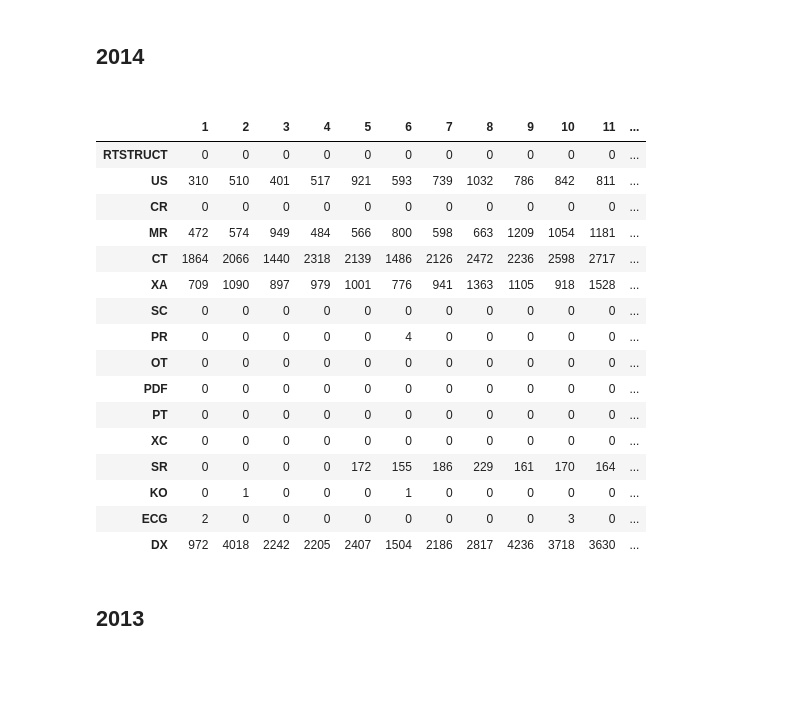
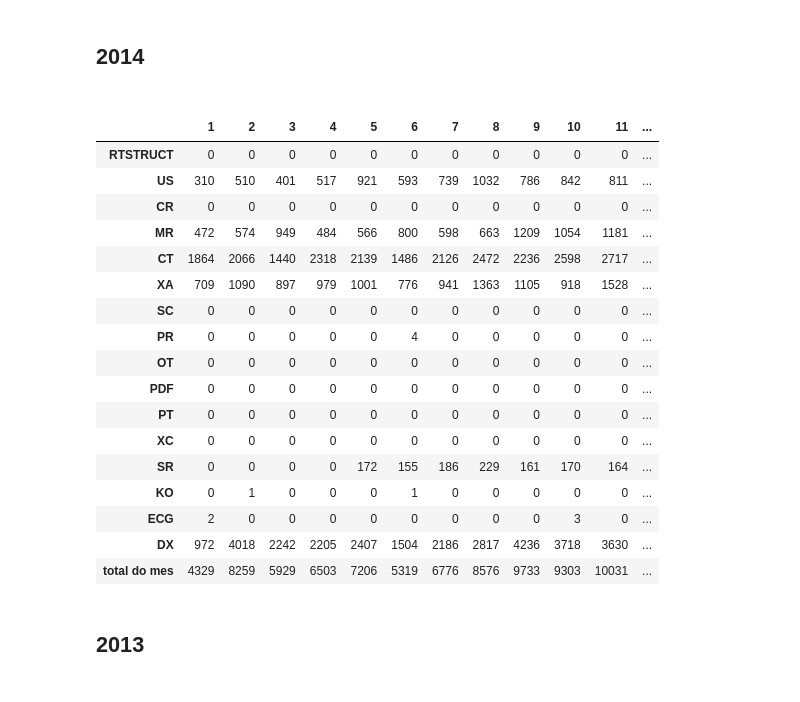
Before and after one commit to diego-lima/estudos, a Jupyter notebook: Bimed/Explorando o banco do PACS.ipynb, the cells around one changed output. Drawn from its saved outputs; the diff is of its cells as text; code cells hidden in the pictures.

```diff
--- a/Bimed/Explorando o banco do PACS.ipynb
+++ b/Bimed/Explorando o banco do PACS.ipynb
@@ -85,25 +124,42 @@ ano2015
 # %% [markdown]
 <h2>2014<h2>
-# %%
-ano2014 = pd.DataFrame(estudo[2014])
-ano2014
-# %% [output]
-|  | 1 | 2 | 3 | 4 | 5 | 6 | 7 | 8 | 9 | 10 | 11 | ... |
-| RTSTRUCT | 0 | 0 | 0 | 0 | 0 | 0 | 0 | 0 | 0 | 0 | 0 | ... |
-| US | 310 | 510 | 401 | 517 | 921 | 593 | 739 | 1032 | 786 | 842 | 811 | ... |
-| CR | 0 | 0 | 0 | 0 | 0 | 0 | 0 | 0 | 0 | 0 | 0 | ... |
-| MR | 472 | 574 | 949 | 484 | 566 | 800 | 598 | 663 | 1209 | 1054 | 1181 | ... |
-| CT | 1864 | 2066 | 1440 | 2318 | 2139 | 1486 | 2126 | 2472 | 2236 | 2598 | 2717 | ... |
-| XA | 709 | 1090 | 897 | 979 | 1001 | 776 | 941 | 1363 | 1105 | 918 | 1528 | ... |
-| SC | 0 | 0 | 0 | 0 | 0 | 0 | 0 | 0 | 0 | 0 | 0 | ... |
-| PR | 0 | 0 | 0 | 0 | 0 | 4 | 0 | 0 | 0 | 0 | 0 | ... |
-| OT | 0 | 0 | 0 | 0 | 0 | 0 | 0 | 0 | 0 | 0 | 0 | ... |
-| PDF | 0 | 0 | 0 | 0 | 0 | 0 | 0 | 0 | 0 | 0 | 0 | ... |
-| PT | 0 | 0 | 0 | 0 | 0 | 0 | 0 | 0 | 0 | 0 | 0 | ... |
-| XC | 0 | 0 | 0 | 0 | 0 | 0 | 0 | 0 | 0 | 0 | 0 | ... |
-| SR | 0 | 0 | 0 | 0 | 172 | 155 | 186 | 229 | 161 | 170 | 164 | ... |
-| KO | 0 | 1 | 0 | 0 | 0 | 1 | 0 | 0 | 0 | 0 | 0 | ... |
-| ECG | 2 | 0 | 0 | 0 | 0 | 0 | 0 | 0 | 0 | 3 | 0 | ... |
-| DX | 972 | 4018 | 2242 | 2205 | 2407 | 1504 | 2186 | 2817 | 4236 | 3718 | 3630 | ... |
+# %%
+ano2014 = pd.DataFrame(estudo[2014])
+totais2014 = [0] * len(modalidades)
+totais2014_mensais = [0] * 12
+for mes in ano2014:
+    for i in range(len(modalidades)):
+        totais2014[i] += ano2014[mes][i]
+        totais2014_mensais[mes - 1] += ano2014[mes][i]
+
+totais2014_mensais.append(reduce(lambda x,y: x+y, totais2014_mensais))
+
+ano2014['total do ano'] = totais2014
+
+totais_colunas = pd.Series(totais2014_mensais, index=ano2014.columns)
+totais_colunas.name = "total do mes"
+
+ano2014 = ano2014.append(totais_colunas)
+
+ano2014
+# %% [output]
+|  | 1 | 2 | 3 | 4 | 5 | 6 | 7 | 8 | 9 | 10 | 11 | ... |
+| RTSTRUCT | 0 | 0 | 0 | 0 | 0 | 0 | 0 | 0 | 0 | 0 | 0 | ... |
+| US | 310 | 510 | 401 | 517 | 921 | 593 | 739 | 1032 | 786 | 842 | 811 | ... |
+| CR | 0 | 0 | 0 | 0 | 0 | 0 | 0 | 0 | 0 | 0 | 0 | ... |
+| MR | 472 | 574 | 949 | 484 | 566 | 800 | 598 | 663 | 1209 | 1054 | 1181 | ... |
+| CT | 1864 | 2066 | 1440 | 2318 | 2139 | 1486 | 2126 | 2472 | 2236 | 2598 | 2717 | ... |
+| XA | 709 | 1090 | 897 | 979 | 1001 | 776 | 941 | 1363 | 1105 | 918 | 1528 | ... |
+| SC | 0 | 0 | 0 | 0 | 0 | 0 | 0 | 0 | 0 | 0 | 0 | ... |
+| PR | 0 | 0 | 0 | 0 | 0 | 4 | 0 | 0 | 0 | 0 | 0 | ... |
+| OT | 0 | 0 | 0 | 0 | 0 | 0 | 0 | 0 | 0 | 0 | 0 | ... |
+| PDF | 0 | 0 | 0 | 0 | 0 | 0 | 0 | 0 | 0 | 0 | 0 | ... |
+| PT | 0 | 0 | 0 | 0 | 0 | 0 | 0 | 0 | 0 | 0 | 0 | ... |
+| XC | 0 | 0 | 0 | 0 | 0 | 0 | 0 | 0 | 0 | 0 | 0 | ... |
+| SR | 0 | 0 | 0 | 0 | 172 | 155 | 186 | 229 | 161 | 170 | 164 | ... |
+| KO | 0 | 1 | 0 | 0 | 0 | 1 | 0 | 0 | 0 | 0 | 0 | ... |
+| ECG | 2 | 0 | 0 | 0 | 0 | 0 | 0 | 0 | 0 | 3 | 0 | ... |
+| DX | 972 | 4018 | 2242 | 2205 | 2407 | 1504 | 2186 | 2817 | 4236 | 3718 | 3630 | ... |
+| total do mes | 4329 | 8259 | 5929 | 6503 | 7206 | 5319 | 6776 | 8576 | 9733 | 9303 | 10031 | ... |
 # %% [markdown]
 <h2>2013<h2>
```
Also changed, not shown: parts of 11 cells of this notebook.
